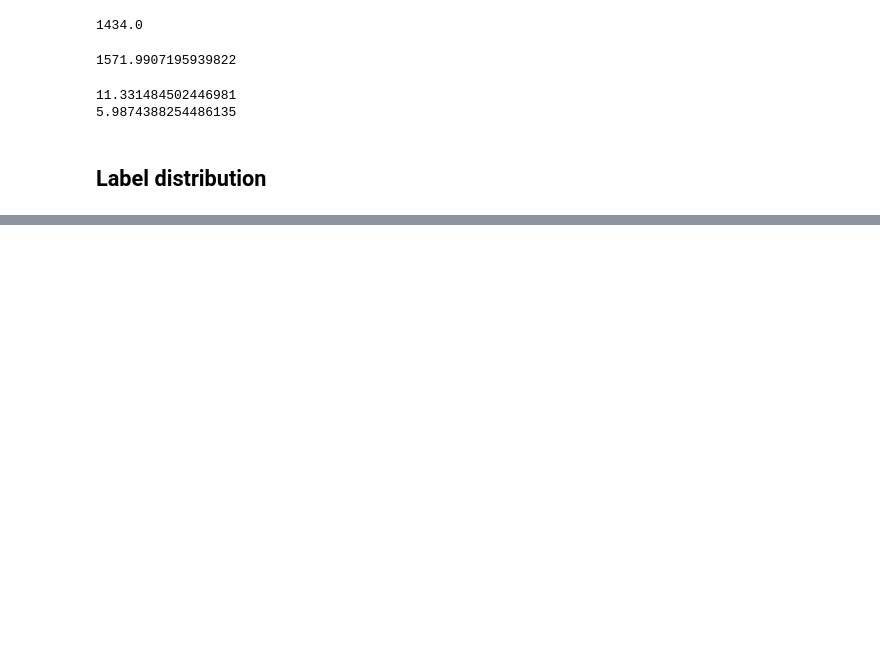
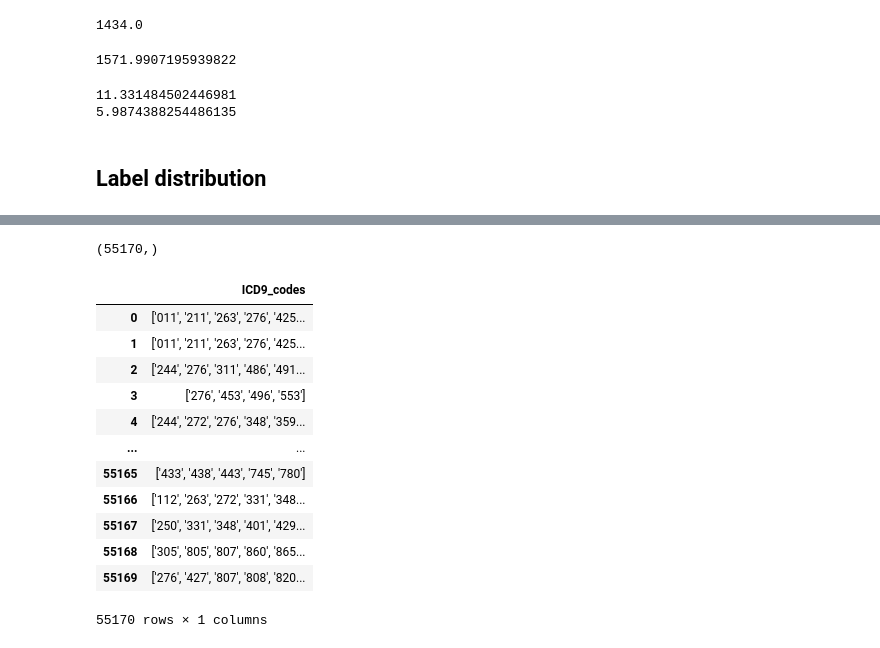
Before and after one commit to aumurphy/notes-to-ICD9, a Jupyter notebook: explore/EDA.ipynb, the cells around one changed output, grey strips where cells are left out. Cells and saved outputs as stored; diff of their text form; code cells hidden in the pictures; blank space fills up the shorter version.

Commit message:
rolled up

```diff
--- a/explore/EDA.ipynb
+++ b/explore/EDA.ipynb
@@ -872,0 +916,4 @@ print(np.mean(num_high_levels_full))
+# %%
+rolledup_codes_.shape
+# %% [output]
+(55170,)
@@ -872,0 +922,16 @@ print(np.mean(num_high_levels_full))
+# %%
+pd.read_csv('../data/full/rolled_up_labels.csv', sep='\t')
+# %% [output]
+|  | ICD9_codes |
+| 0 | ['011', '211', '263', '276', '425... |
+| 1 | ['011', '211', '263', '276', '425... |
+| 2 | ['244', '276', '311', '486', '491... |
+| 3 | ['276', '453', '496', '553'] |
+| 4 | ['244', '272', '276', '348', '359... |
+| ... | ... |
+| 55165 | ['433', '438', '443', '745', '780'] |
+| 55166 | ['112', '263', '272', '331', '348... |
+| 55167 | ['250', '331', '348', '401', '429... |
+| 55168 | ['305', '805', '807', '860', '865... |
+| 55169 | ['276', '427', '807', '808', '820... |
+55170 rows × 1 columns
```
Also changed, not shown: parts of 18 cells of this notebook, 2 other files.
